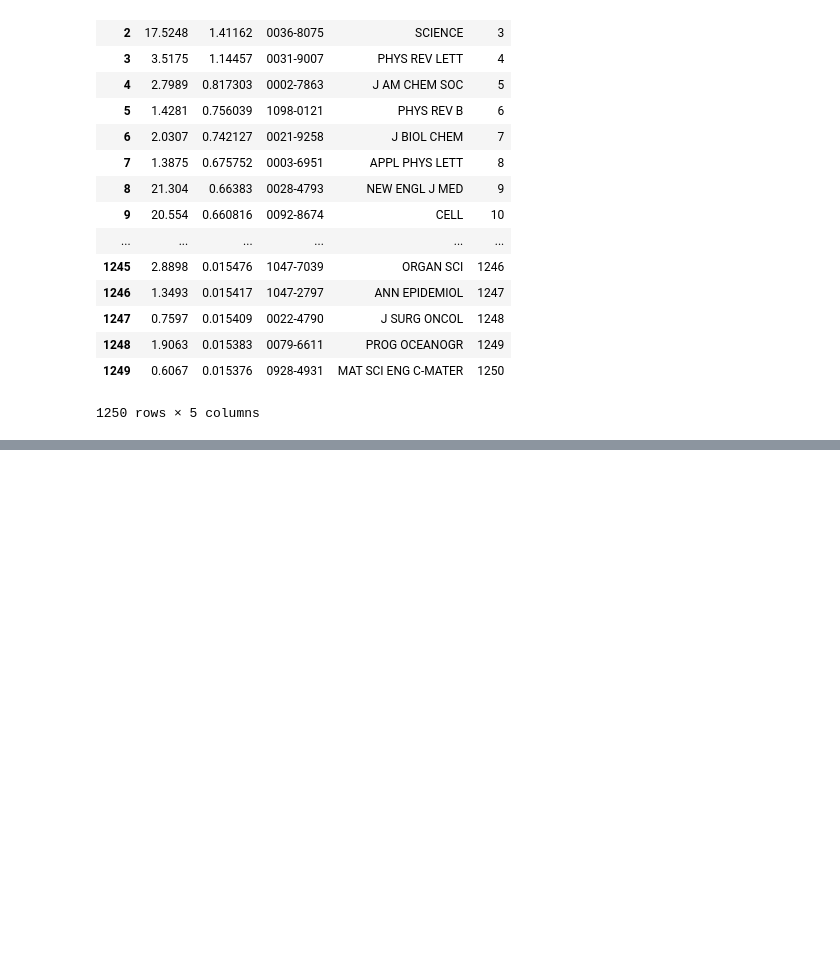
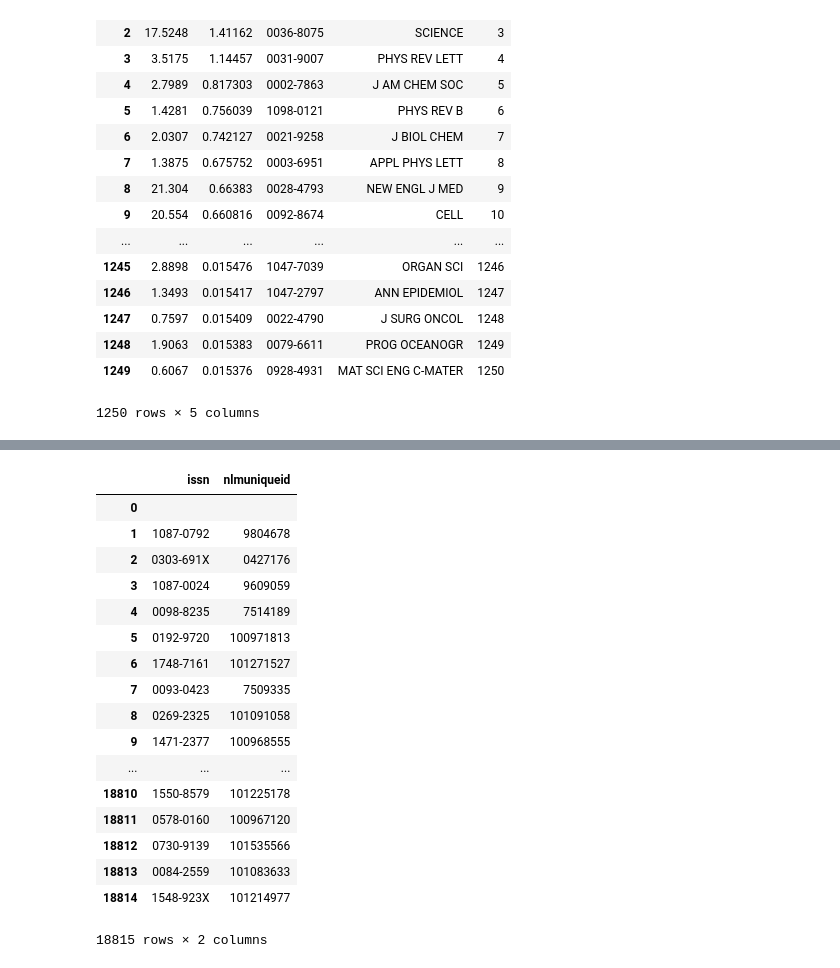
Before and after one commit to shinwachi/cs109_firstOrPerish, a Jupyter notebook: data_munging/getEigenFactor.ipynb, the cells around one changed output, grey strips where cells are left out. Cells and saved outputs as stored; diff of their text form; code cells hidden in the pictures; blank space fills up the shorter version.

Commit message:
added translation from issn to nlmuniqueid

```diff
--- a/data_munging/getEigenFactor.ipynb
+++ b/data_munging/getEigenFactor.ipynb
@@ -225,0 +265,4 @@ eigenfactorsDF.to_csv("/vagrant/cs109_firstOrPerish/data_munging/eigenfactor.csv
+# %%
+f = open("/vagrant/cs109_firstOrPerish/data_munging/outfiles/medline14n0682.txt", 'r')
+data = f.readlines()
+f.close()
@@ -225,0 +278,8 @@ eigenfactorsDF.to_csv("/vagrant/cs109_firstOrPerish/data_munging/eigenfactor.csv
+# %%
+import os
+# source: http://stackoverflow.com/questions/9816816/relative-and-absolute-paths-of-all-files
+
+def absoluteFilePaths(directory):
+   for dirpath,_,filenames in os.walk(directory):
+       for f in filenames:
+           yield os.path.abspath(os.path.join(dirpath, f))
@@ -225,0 +290,21 @@ eigenfactorsDF.to_csv("/vagrant/cs109_firstOrPerish/data_munging/eigenfactor.csv
+# %%
+def getIssnDict(infile):
+    f = open(infile, 'r')
+    data = f.readlines()
+    f.close()
+
+    answer = {}
+    for d in data:
+        try:
+            k = jsonLoads(d)['journal']
+            answer[ k['issnlinking'] ]  = k['nlmuniqueid']
+        except:
+            pass
+    return answer
+# %%
+answer = {}
+indirectory = '/vagrant/cs109_firstOrPerish/data_munging/outfile_version2/'
+for infile in absoluteFilePaths(indirectory):
+    print "updating with: ", infile[len(indirectory)+1:]
+    answer.update(getIssnDict(infile))
+issnDict = answer
@@ -225,0 +329,26 @@ eigenfactorsDF.to_csv("/vagrant/cs109_firstOrPerish/data_munging/eigenfactor.csv
+# %%
+x = []
+for issn, nlm in issnDict.items():
+    x.append( dict(issn=issn, nlmuniqueid=nlm))
+xx = DataFrame(x)
+xx.to_csv("/vagrant/cs109_firstOrPerish/data_munging/issn_nlmuniqueid.csv")
+xx
+# %% [output]
+|  | issn | nlmuniqueid |
+| 0 |  |  |
+| 1 | 1087-0792 | 9804678 |
+| 2 | 0303-691X | 0427176 |
+| 3 | 1087-0024 | 9609059 |
+| 4 | 0098-8235 | 7514189 |
+| 5 | 0192-9720 | 100971813 |
+| 6 | 1748-7161 | 101271527 |
+| 7 | 0093-0423 | 7509335 |
+| 8 | 0269-2325 | 101091058 |
+| 9 | 1471-2377 | 100968555 |
+| ... | ... | ... |
+| 18810 | 1550-8579 | 101225178 |
+| 18811 | 0578-0160 | 100967120 |
+| 18812 | 0730-9139 | 101535566 |
+| 18813 | 0084-2559 | 101083633 |
+| 18814 | 1548-923X | 101214977 |
+18815 rows × 2 columns
```
Also changed, not shown: parts of 11 cells of this notebook, 2 other files.
